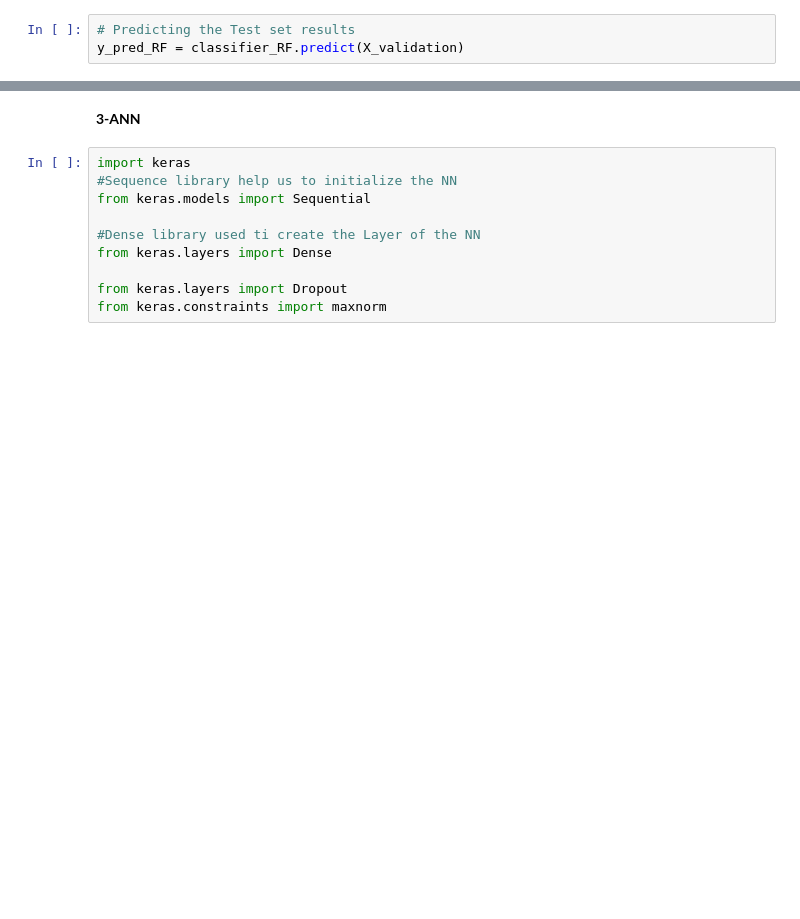
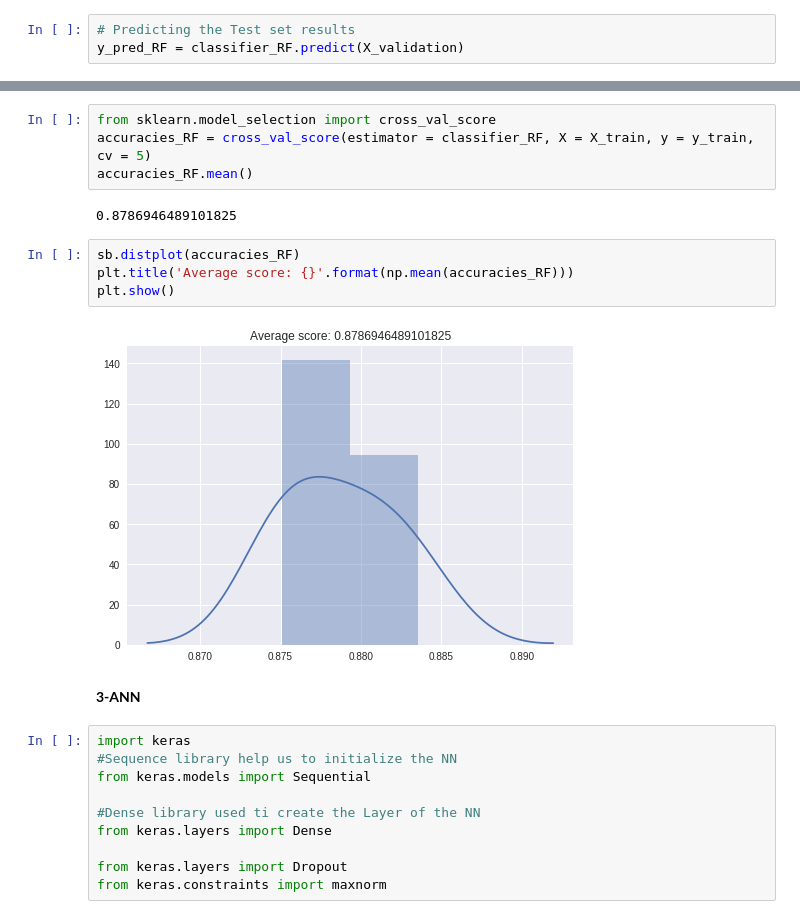
Before and after one commit to singhajeet13/hello-world, a Jupyter notebook: IndegeneAssignment.ipynb, the cells around one changed output, grey strips where cells are left out. Drawn from its saved outputs; the diff is of its cells as text; blank space fills up the shorter version.

```diff
--- a/IndegeneAssignment.ipynb
+++ b/IndegeneAssignment.ipynb
@@ -226,3 +230,15 @@ print(metrics.accuracy_score(y_validation, y_pred_RF))
+# %%
+from sklearn.model_selection import cross_val_score
+accuracies_RF = cross_val_score(estimator = classifier_RF, X = X_train, y = y_train, cv = 5)
+accuracies_RF.mean()
+# %% [output]
+0.8786946489101825
+# %%
+sb.distplot(accuracies_RF)
+plt.title('Average score: {}'.format(np.mean(accuracies_RF)))
+plt.show()
+# %% [output]
+[figure, added]
 # %% [markdown]
 **3-ANN**
 # %%
```
Also changed, not shown: parts of 17 cells of this notebook.
